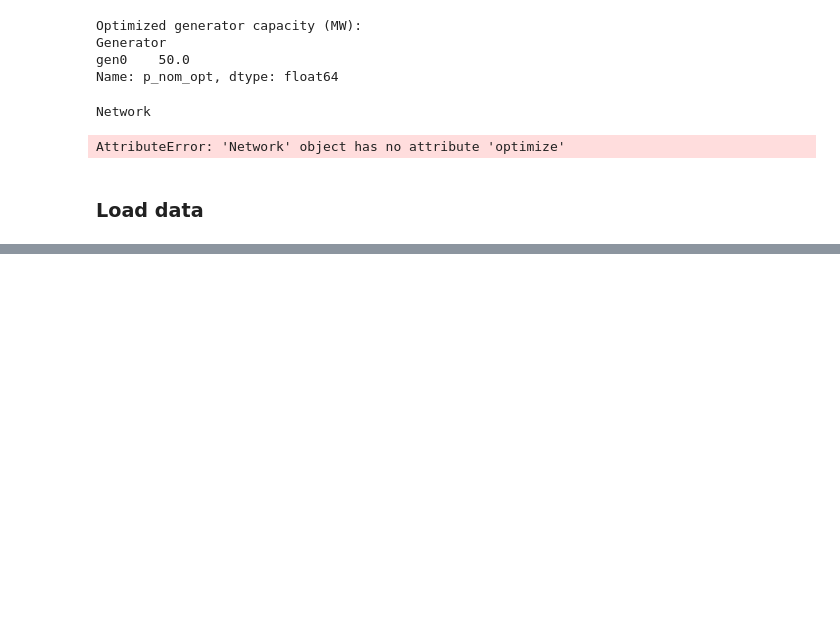
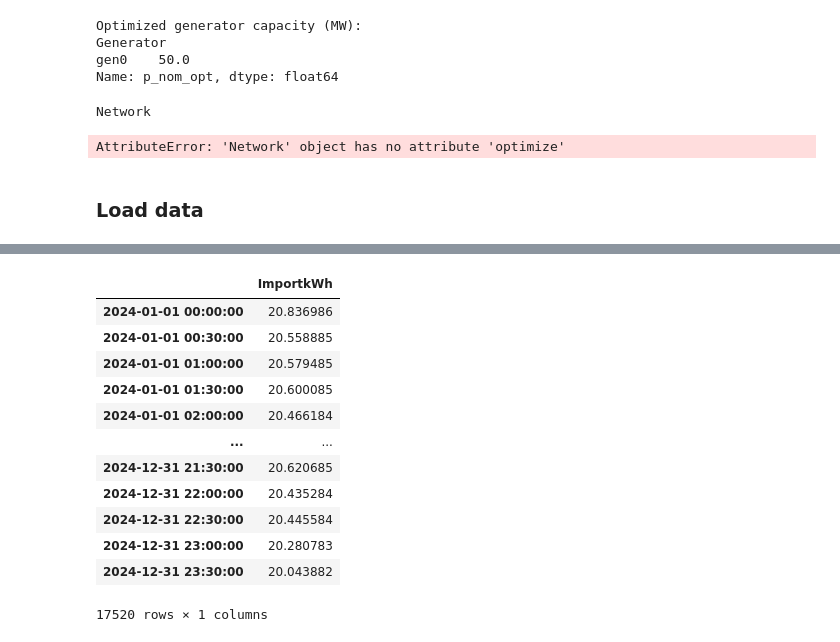
Before and after one commit to smacintyreR/gc_model, a Jupyter notebook: Test_Notebook.ipynb, the cells around one changed output, grey strips where cells are left out. Drawn from its saved outputs; the diff is of its cells as text; code cells hidden in the pictures; blank space fills up the shorter version.

```diff
--- a/Test_Notebook.ipynb
+++ b/Test_Notebook.ipynb
@@ -139,0 +170,18 @@ df_load_new.tz_convert('Etc/GMT-10')
+# %%
+df_load_new.index = clean_index
+# %%
+df_load_new
+# %% [output]
+|  | ImportkWh |
+| 2024-01-01 00:00:00 | 20.836986 |
+| 2024-01-01 00:30:00 | 20.558885 |
+| 2024-01-01 01:00:00 | 20.579485 |
+| 2024-01-01 01:30:00 | 20.600085 |
+| 2024-01-01 02:00:00 | 20.466184 |
+| ... | ... |
+| 2024-12-31 21:30:00 | 20.620685 |
+| 2024-12-31 22:00:00 | 20.435284 |
+| 2024-12-31 22:30:00 | 20.445584 |
+| 2024-12-31 23:00:00 | 20.280783 |
+| 2024-12-31 23:30:00 | 20.043882 |
+17520 rows × 1 columns
```
Also changed, not shown: parts of 13 cells of this notebook, 5 other files.
